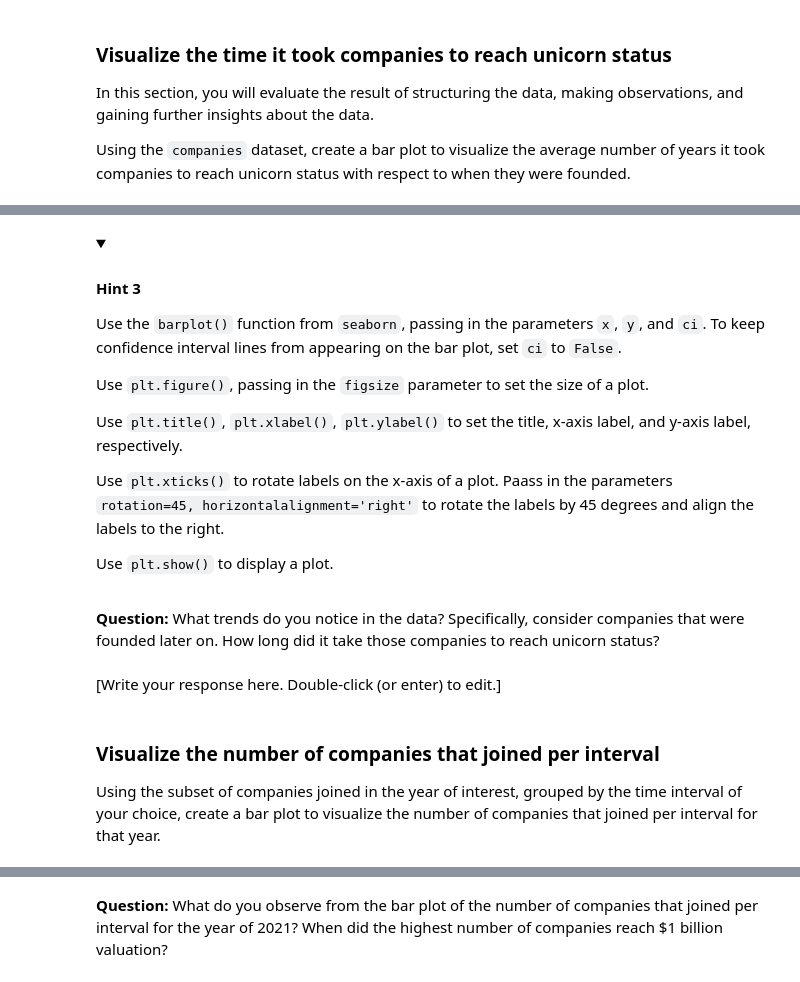
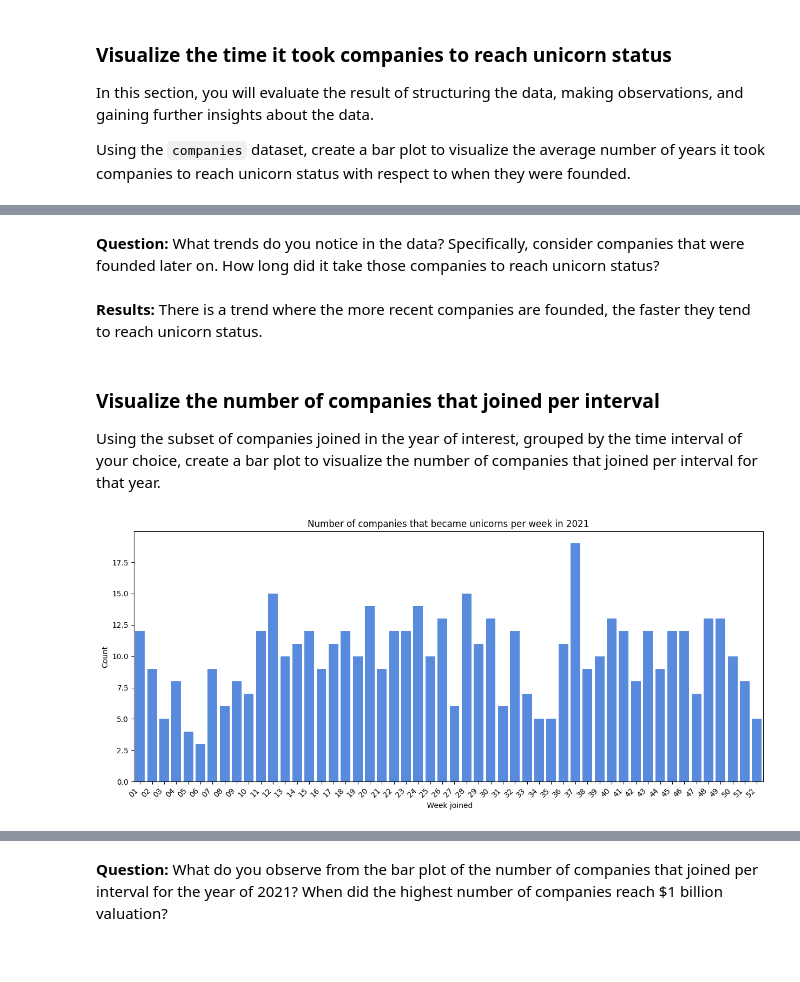
Before and after one commit to dianario/google_advanced_data_analytics, a Jupyter notebook: eda_lab_data_structuring/EDA_lab_Structure_your_data.ipynb, the cells around one changed output, grey strips where cells are left out. Saved outputs shown, nothing was run; the diff lists cells and outputs as text; code cells hidden in the pictures; folded sections open.

```diff
--- a/eda_lab_data_structuring/EDA_lab_Structure_your_data.ipynb
+++ b/eda_lab_data_structuring/EDA_lab_Structure_your_data.ipynb
@@ -657,63 +549,40 @@ Use the functions in the `matplotlib.pyplot` module that allow you to set the si
-# %% [markdown]
-<details>
-  <summary><h4><strong>Hint 3</strong></h4></summary>
-
-Use the `barplot()` function from `seaborn`, passing in the parameters `x`, `y`, and `ci`. To keep confidence interval lines from appearing on the bar plot,  set `ci` to `False`.
-
-Use `plt.figure()`, passing in the `figsize` parameter to set the size of a plot.
-
-Use `plt.title()`, `plt.xlabel()`, `plt.ylabel()` to set the title, x-axis label, and y-axis label, respectively.
-
-Use `plt.xticks()` to rotate labels on the x-axis of a plot. Paass in the parameters `rotation=45, horizontalalignment='right'` to rotate the labels by 45 degrees and align the labels to the right.
-
-Use `plt.show()` to display a plot.
-
-</details>
 # %% [markdown]
 **Question:** What trends do you notice in the data? Specifically, consider companies that were founded later on. How long did it take those companies to reach unicorn status?
-# %% [markdown]
-[Write your response here. Double-click (or enter) to edit.]
+# %% [markdown]
+**Results:** There is a trend where the more recent companies are founded, the faster they tend to reach unicorn status.
 # %% [markdown]
 ### Visualize the number of companies that joined per interval
 
 Using the subset of companies joined in the year of interest, grouped by the time interval of your choice, create a bar plot to visualize the number of companies that joined per interval for that year.
 # %%
 # Set the size of the plot.
+plt.figure(figsize=(15,6))
 
-### YOUR CODE HERE ###
-
-
-
+companies_2021_by_week.head()
 # Create bar plot to visualize number of companies that joined per interval for the year of interest.
-
-### YOUR CODE HERE ###
-
-
+sns.barplot(data = companies_2021_by_week,
+            x='Week Joined',
+            y='Company count',
+            color='#4285F4',
+            errorbar=('ci', False))
 
 # Set the x-axis label.
-
-### YOUR CODE HERE ###
-
-
+plt.xlabel(' Week joined')
 
 # Set the y-axis label.
-
-### YOUR CODE HERE ###
+plt.ylabel('Count')
 
 
 
 # Set the title.
-
-### YOUR CODE HERE ###
+plt.title('Number of companies that became unicorns per week in 2021')
 
 
 
 # Rotate labels on the x-axis as a way to avoid overlap in the positions of the text.
-
-### YOUR CODE HERE ###
-
-
+plt.xticks(rotation = 45, horizontalalignment = 'right', fontsize = 10)
 
 # Display the plot.
-
-### YOUR CODE HERE ###
+plt.show()
+# %% [output]
+[figure, added]
```
Also changed, not shown: parts of 17 cells of this notebook.
